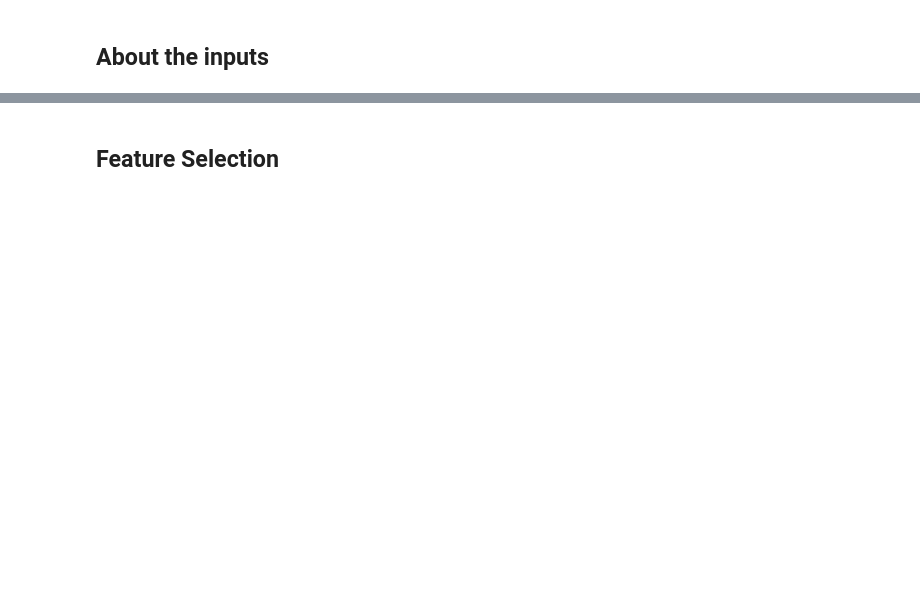
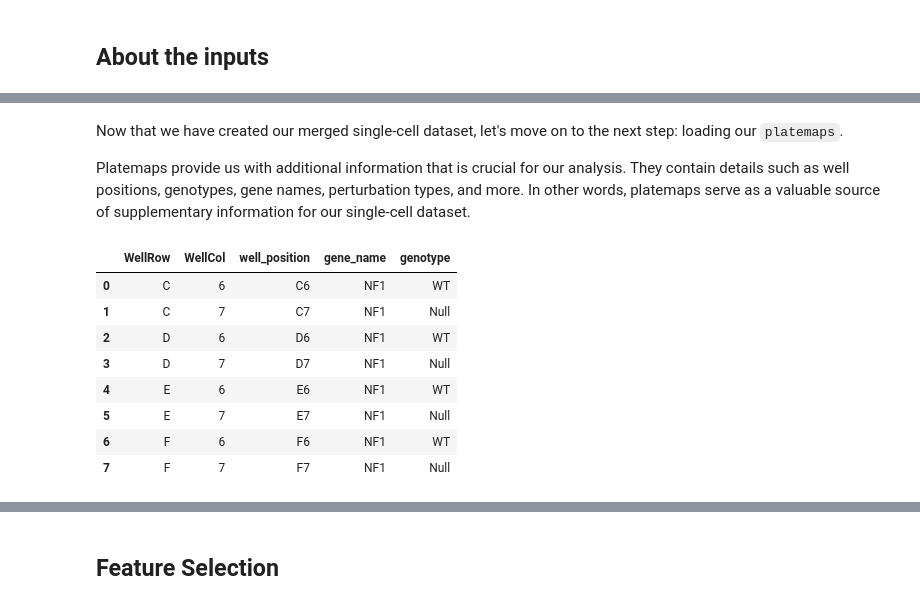
Before and after one commit to cytomining/pycytominer, a Jupyter notebook: tutorials/general_usage.ipynb, the cells around one changed output, grey strips where cells are left out. Cells and saved outputs as stored; diff of their text form; code cells hidden in the pictures; blank space fills up the shorter version.

```diff
--- a/tutorials/general_usage.ipynb
+++ b/tutorials/general_usage.ipynb
@@ -19,7 +43,16 @@ from pycytominer.cyto_utils.cells import SingleCells
 # %%
 # Setting file paths
 data_dir = pathlib.Path("./data/").resolve(strict=True)
+metadata_dir = (data_dir / "metadata").resolve(strict=True)
+out_dir = pathlib.Path("results")
+out_dir.mkdir(exist_ok=True)
 
-# getting input file paths
+# input file paths
 plate_data = pathlib.Path("./data/nf1_data.sqlite").resolve(strict=True)
-metadata_dir = pathlib.Path("./data/metadata").resolve(strict=True)
+plate_map = (metadata_dir / "platemap_NF1_CP.csv").resolve(strict=True)
+
+# setting output paths
+sc_profile_path = out_dir / "nf1_single_cell_profile.csv.gz"
+anno_profile_path = out_dir / "nf1_annotated_profile.csv.gz"
+norm_profile_path = out_dir / "nf1_noramlzied_profile.csv.gz"
+feat_profile_path = out_dir / "nf1_features_profile.csv.gz"
@@ -42,0 +123,18 @@ OperationalError: (sqlite3.OperationalError) no such table: None
+# %% [markdown]
+Now that we have created our merged single-cell dataset, let's move on to the next step: loading our `platemaps`.
+
+Platemaps provide us with additional information that is crucial for our analysis. They contain details such as well positions, genotypes, gene names, perturbation types, and more. In other words, platemaps serve as a valuable source of supplementary information for our single-cell dataset.
+# %%
+# loading plate map and display it
+platemap_df = pd.read_csv(plate_map)
+platemap_df.head(8)
+# %% [output]
+|  | WellRow | WellCol | well_position | gene_name | genotype |
+| 0 | C | 6 | C6 | NF1 | WT |
+| 1 | C | 7 | C7 | NF1 | Null |
+| 2 | D | 6 | D6 | NF1 | WT |
+| 3 | D | 7 | D7 | NF1 | Null |
+| 4 | E | 6 | E6 | NF1 | WT |
+| 5 | E | 7 | E7 | NF1 | Null |
+| 6 | F | 6 | F6 | NF1 | WT |
+| 7 | F | 7 | F7 | NF1 | Null |
```
Also changed, not shown: parts of 20 cells of this notebook.
